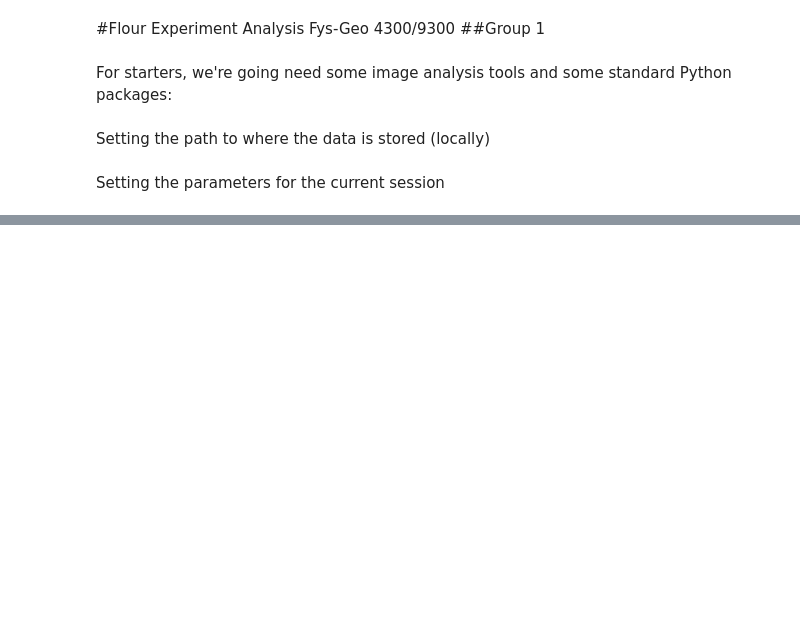
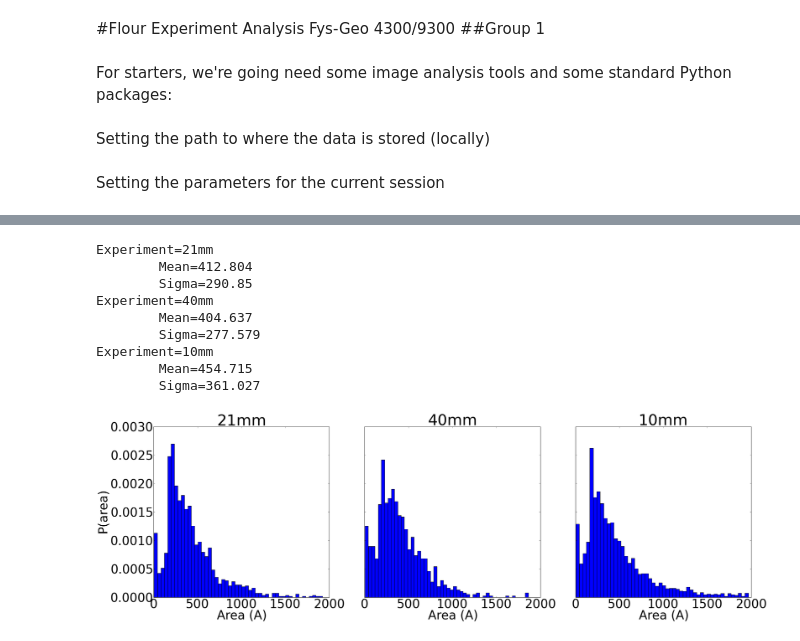
Before and after one commit to jorgehog/notebookCollection, a Jupyter notebook: FlourExperiment.ipynb, the cells around one changed output, grey strips where cells are left out. Cells and saved outputs as stored; diff of their text form; code cells hidden in the pictures; blank space fills up the shorter version.

```diff
--- a/FlourExperiment.ipynb
+++ b/FlourExperiment.ipynb
@@ -209,0 +169,52 @@ Slic number of segments: 270
+# %%
+fig, axes = subplots(1, 3, sharey=True, figsize=(35,10))
+
+axes[0].set_ylabel("P(area)", size=40)
+
+for tick in axes[0].yaxis.get_major_ticks():
+        tick.label.set_fontsize(40)
+
+for experiment, ax in zip(subExperiments.keys(), axes):
+
+    labelled = label(images[experiment + "labels"], neighbors=8)
+
+    props = regionprops(labelled, ['Area'])
+    area = array([p["Area"] for p in props])
+
+    area = area[where(area > 5)]
+    area = area[where(area < 2000)]
+
+    mean = area.mean()
+    std = area.std()
+
+    print "Experiment=%s\n\tMean=%g\n\tSigma=%g" % (experiment, mean, std)
+
+    n, bins, patches = ax.hist(area, 50, normed=True)
+    hold("on")
+
+    xMax = ax.get_xlim()[1]
+    yMax = ax.get_ylim()[1]
+
+    #ax.text(0.75*xMax, 0.75*yMax, "\nu = %g\n\sigma=%g" % (mean, std))
+    ax.set_xlabel("Area (A)", size=40)
+    ax.set_title(experiment, size=50)
+
+    for tick in ax.xaxis.get_major_ticks():
+            tick.label.set_fontsize(40)
+
+
+
+
+fig.canvas.draw()
+show()
+# %% [output]
+Experiment=21mm
+        Mean=412.804
+        Sigma=290.85
+Experiment=40mm
+        Mean=404.637
+        Sigma=277.579
+Experiment=10mm
+        Mean=454.715
+        Sigma=361.027
+[figure, added]
```
Also changed, not shown: parts of 15 cells of this notebook.
